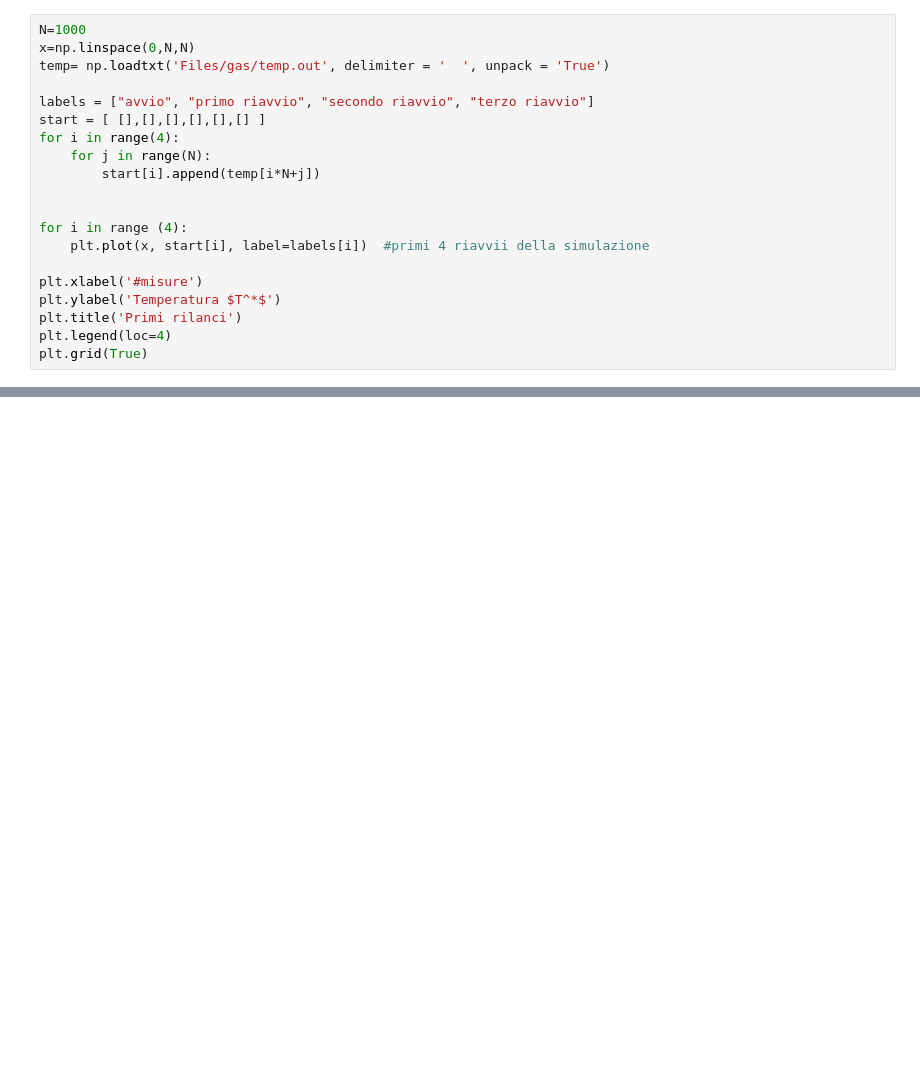
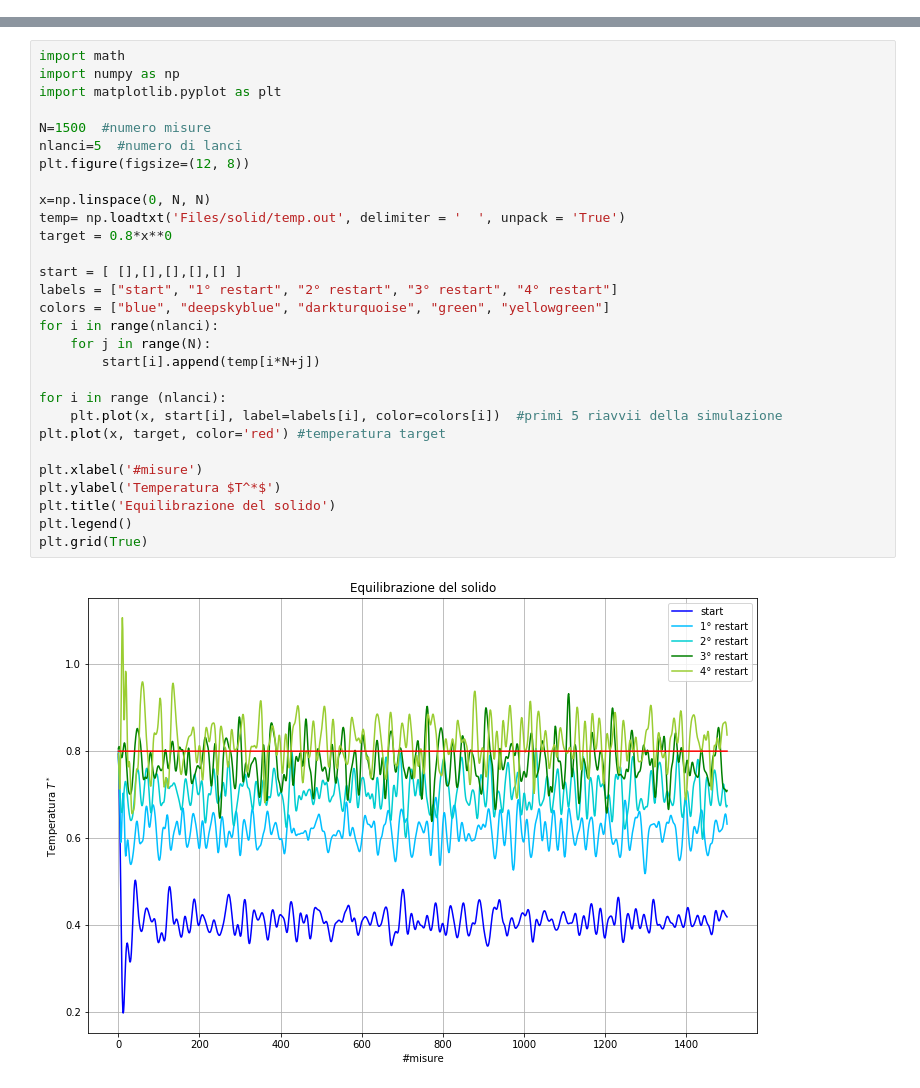
Before and after one commit to danidimic/NSL-exercise, a Jupyter notebook: LSN_Exercise_04/LSN_Exercise_04.ipynb, the cells around one changed output, grey strips where cells are left out. Saved outputs shown, nothing was run; the diff lists cells and outputs as text; blank space fills up the shorter version.

```diff
--- a/LSN_Exercise_04/LSN_Exercise_04.ipynb
+++ b/LSN_Exercise_04/LSN_Exercise_04.ipynb
@@ -209,20 +0,0 @@ plt.grid(True)
-# %%
-N=1000
-x=np.linspace(0,N,N)
-temp= np.loadtxt('Files/gas/temp.out', delimiter = '  ', unpack = 'True')
-
-labels = ["avvio", "primo riavvio", "secondo riavvio", "terzo riavvio"]
-start = [ [],[],[],[],[],[] ]
-for i in range(4):
-    for j in range(N):
-        start[i].append(temp[i*N+j])
-
-
-for i in range (4):
-    plt.plot(x, start[i], label=labels[i])  #primi 4 riavvii della simulazione
-
-plt.xlabel('#misure')
-plt.ylabel('Temperatura $T^*$')
-plt.title('Primi rilanci')
-plt.legend(loc=4)
-plt.grid(True)
@@ -578,0 +30,31 @@ plt.grid(True)
+# %%
+import math
+import numpy as np
+import matplotlib.pyplot as plt
+
+N=1500  #numero misure
+nlanci=5  #numero di lanci
+plt.figure(figsize=(12, 8))
+
+x=np.linspace(0, N, N)
+temp= np.loadtxt('Files/solid/temp.out', delimiter = '  ', unpack = 'True')
+target = 0.8*x**0
+
+start = [ [],[],[],[],[] ]
+labels = ["start", "1° restart", "2° restart", "3° restart", "4° restart"]
+colors = ["blue", "deepskyblue", "darkturquoise", "green", "yellowgreen"]
+for i in range(nlanci):
+    for j in range(N):
+        start[i].append(temp[i*N+j])
+
+for i in range (nlanci):
+    plt.plot(x, start[i], label=labels[i], color=colors[i])  #primi 5 riavvii della simulazione
+plt.plot(x, target, color='red') #temperatura target
+
+plt.xlabel('#misure')
+plt.ylabel('Temperatura $T^*$')
+plt.title('Equilibrazione del solido')
+plt.legend()
+plt.grid(True)
+# %% [output]
+[figure, added]
```
Also changed, not shown: parts of 66 cells of this notebook, 21 other files.
